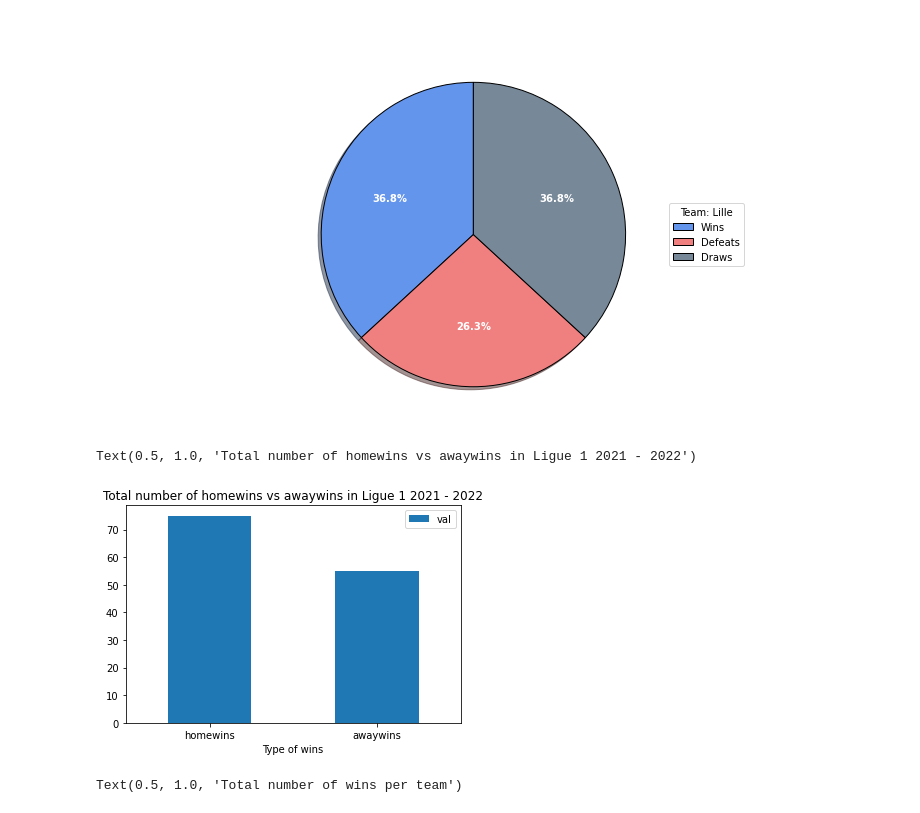
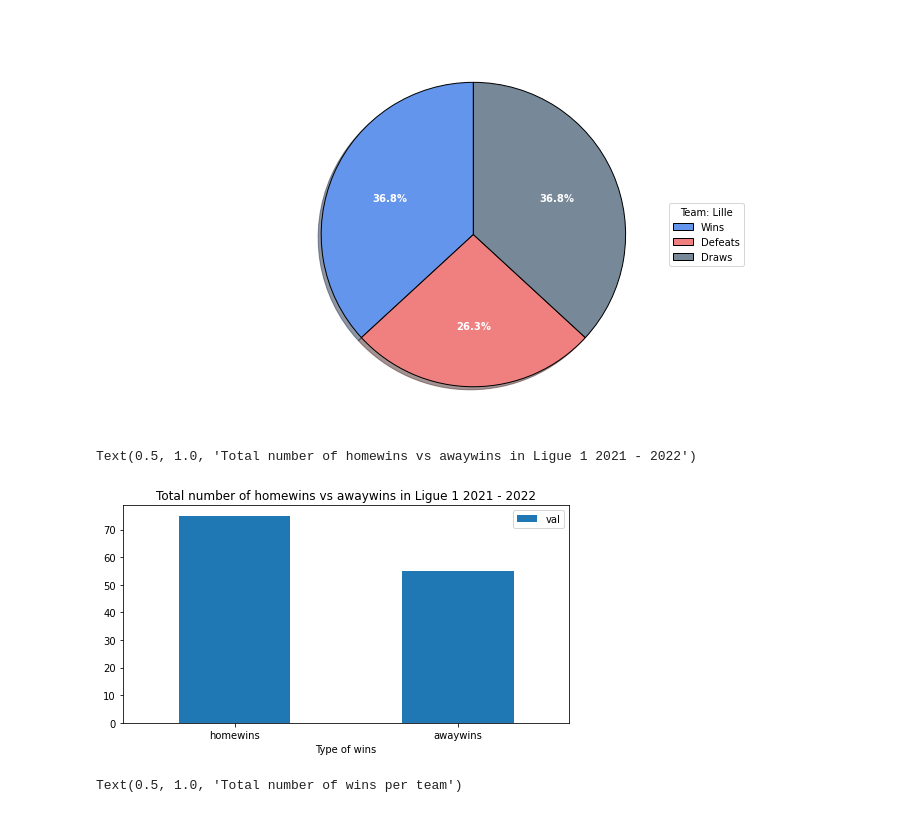
Before and after one commit to Tchouanga12/Advanced_analysis, a Jupyter notebook: FinalProject/Data_Handling_tools/Dev_Test.ipynb, the cells around one changed output. Saved outputs shown, nothing was run; the diff lists cells and outputs as text; code cells hidden in the pictures.

```diff
--- a/FinalProject/Data_Handling_tools/Dev_Test.ipynb
+++ b/FinalProject/Data_Handling_tools/Dev_Test.ipynb
@@ -373,22 +369,22 @@ plt.show()
 # %%
 ## THIRD COMMAND
 
 # number of home wins in Ligue 1 - 2021/2022
 number_homeWins = len(data_finished_fixtures_ligue1[data_finished_fixtures_ligue1['homeName'] == data_finished_fixtures_ligue1['finalResult']])
 
 # number of away wins in Ligue 1 - 2021/2022
 number_awayWins = len(data_finished_fixtures_ligue1[data_finished_fixtures_ligue1['awayName'] == data_finished_fixtures_ligue1['finalResult']])
 
 # number of draws in Ligue 1 - 2021/2022
 number_draws = len(data_finished_fixtures_ligue1[data_finished_fixtures_ligue1['finalResult'] == 'Draw'])
 
 # Plot total number of homewins vs awaywins
 total_nb_homewins_and_awaywins = pd.DataFrame({'Type of wins':['homewins', 'awaywins'], 'val':[number_homeWins, number_awayWins]})
-total_nb_homewins_and_awaywins.plot.bar(x='Type of wins', y='val', rot=0)
+total_nb_homewins_and_awaywins.plot.bar(x='Type of wins', y='val', rot=0, figsize=(8,4))
 plt.title('Total number of homewins vs awaywins in Ligue 1 2021 - 2022')
 # %% [output]
 Text(0.5, 1.0, 'Total number of homewins vs awaywins in Ligue 1 2021 - 2022')
-[figure, old version]
+[figure, new version]
 # %%
 ## FOURTH COMMAND
 
```
Also changed, not shown: parts of 7 cells of this notebook.
